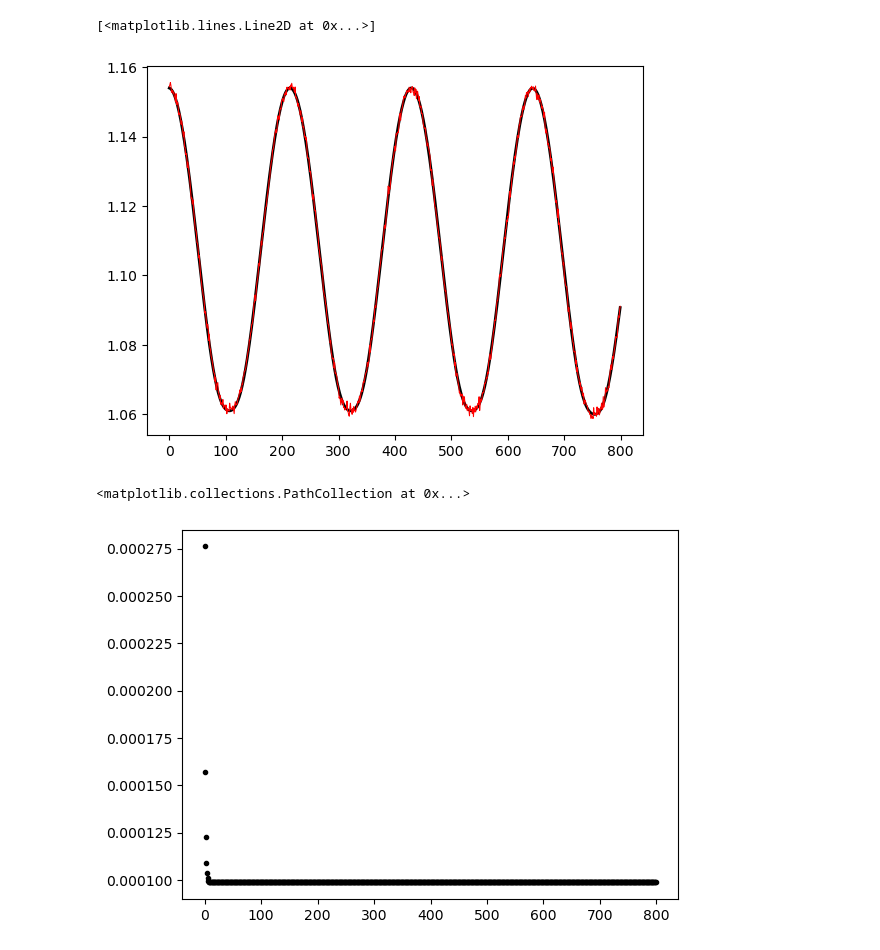
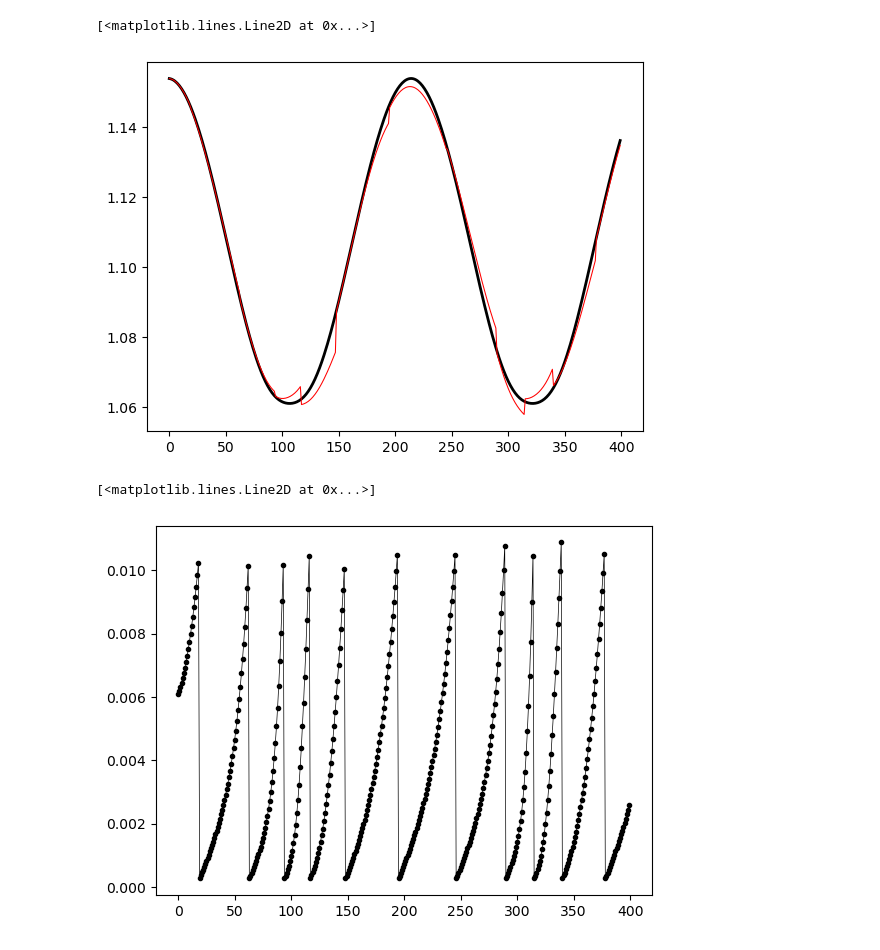
Before and after one commit to Malav-P/sensor_phase_task, a Jupyter notebook: example/filter_example.ipynb, the cells around one changed output. Cells and saved outputs as stored; diff of their text form; code cells hidden in the pictures.

```diff
--- a/example/filter_example.ipynb
+++ b/example/filter_example.ipynb
@@ -19,7 +19,7 @@ P0 = 0.001*np.eye(6)
 
 timestep = 0.015
 # %%
-my_filter = KalmanFilter(timestep=timestep, xof=x0, Pof=P0, func=cr3bp, jac=jac_cr3bp, params =(mu,))
+my_filter = KalmanFilter(timestep=timestep, xof=x0, Pof=P0, func=cr3bp, jac=jac_cr3bp, f_params =(mu,), jac_params=(mu,))
 truth = Dynamics(x0=x0, tstep=timestep, f=cr3bp, jac=jac_cr3bp, f_params=[mu], jac_params=[mu])
 # %%
 def some_function(truth, num_observers = 3):
@@ -45,18 +45,19 @@ def some_function(truth, num_observers = 3):
 # %%
 my_filter.reset()
 truth.reset()
-steps_=800
+steps_=400
 state_history = np.zeros(shape=(6, steps_))
 tr_cov_history = np.zeros(steps_)
 true_history = np.zeros_like(state_history)
 
 for i in range(steps_):
     truth.propagate(steps=1)
-    # if np.trace(my_filter.Pf) >= 0.001: # if uncertainty exceeds ball of radius ~ 384 km ... need measurement
-    #     Z, R_invs = some_function(truth, num_observers=1)
-    # else:
-    #     Z, R_invs = (None, None)
-    Z, R_invs = some_function(truth, num_observers=1)
+    if np.trace(my_filter.Pa) >= 0.01: # if uncertainty exceeds ball of radius ~ 384 km ... need measurement
+        Z, R_invs = some_function(truth, num_observers=1)
+    else:
+        Z, R_invs = (None, None)
+    # Z, R_invs = some_function(truth, num_observers=1)
+    # Z, R_invs = (None, None)
     my_filter._forecast(steps=1)
     my_filter._update(Z, R_invs)
 
@@ -68,9 +69,9 @@ plt.plot(np.arange(0, true_history.shape[1]), true_history[0,:], linewidth=2, co
 plt.plot(np.arange(0, state_history.shape[1]), state_history[0,:], linewidth=0.75, color="red")
 # %% [output]
 [<matplotlib.lines.Line2D at 0x...>]
-[figure, old version]
+[figure, new version]
 # %%
-plt.scatter(np.arange(0, tr_cov_history.size), tr_cov_history, marker='.', color="black")
+plt.plot(np.arange(0, tr_cov_history.size), tr_cov_history, marker='.', color="black", linewidth=0.5)
 # %% [output]
-<matplotlib.collections.PathCollection at 0x...>
+[<matplotlib.lines.Line2D at 0x...>]
-[figure, old version]
+[figure, new version]
```
Also changed, not shown: 4 other files.
